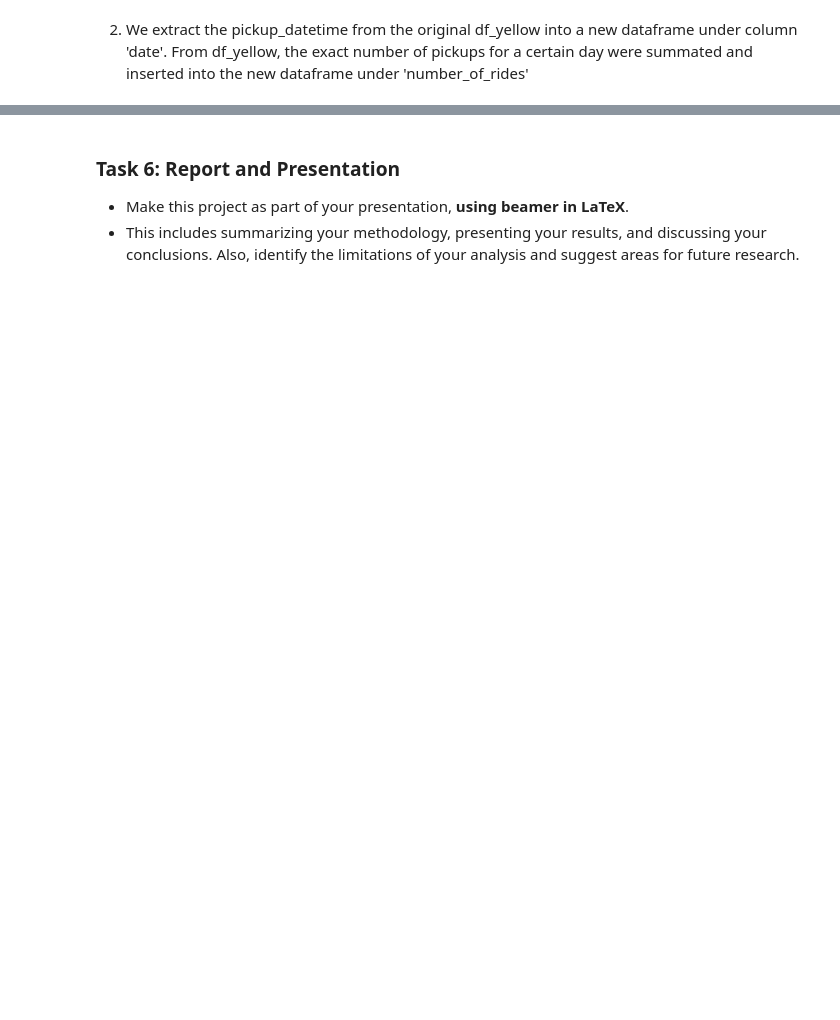
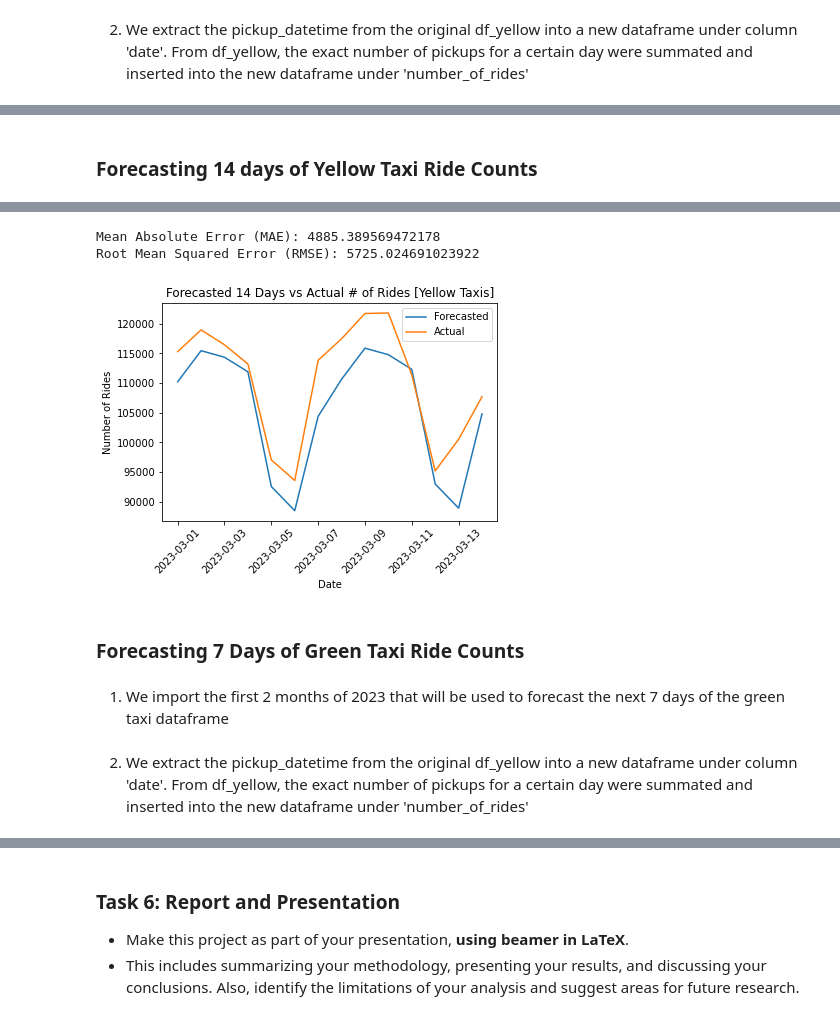
Before and after one commit to ngiorda4/NYC-Taxi-Analysis-and-Forecasting, a Jupyter notebook: 4_temporal_spatial_data_analysis.ipynb, the cells around one changed output, grey strips where cells are left out. Cells and saved outputs as stored; diff of their text form; code cells hidden in the pictures; blank space fills up the shorter version.

```diff
--- a/4_temporal_spatial_data_analysis.ipynb
+++ b/4_temporal_spatial_data_analysis.ipynb
@@ -1117,0 +905,66 @@ For the yellow and green taxi dataframes, the model was able to accurately predi
+# %% [markdown]
+### Forecasting 14 days of Yellow Taxi Ride Counts
+# %%
+df_rides_actual = df_with_coord_yellow_2023['date'].value_counts().reset_index()
+df_rides_actual.columns = ['date', 'number_of_rides']
+df_rides_actual = df_rides_actual.sort_values('date').reset_index(drop=True)
+df_rides_actual = df_rides_actual.drop(range(0,5)).drop(range(19,40)).reset_index(drop=True)
+
+# Prepare the DataFrame for Prophet
+df_prophet = df_rides_test[['date', 'number_of_rides']].copy()
+df_prophet.columns = ['ds', 'y']
+
+# Create and fit the Prophet model
+model = Prophet()
+model.fit(df_prophet)
+
+# Create a DataFrame with future dates
+future_dates = model.make_future_dataframe(periods=14, freq='D')
+
+# Generate the forecast
+forecast = model.predict(future_dates)
+
+# Filter the forecast for the next 14 days
+forecast_next_14_days = forecast.tail(14)
+
+# Select the relevant columns
+forecast_next_14_days = forecast_next_14_days[['ds', 'yhat']]
+forecast_next_14_days.columns = ['date', 'number_of_rides_forecast']
+
+# Reset the index
+forecast_next_14_days.reset_index(drop=True, inplace=True)
+
+# Prepare the actual values DataFrame (assuming you have another DataFrame named 'df_actual' with the actual values)
+df_actual = df_rides_actual[['date', 'number_of_rides']]
+df_actual.columns = ['date', 'number_of_rides_actual']
+
+# Merge the forecasted and actual values DataFrames
+df_compare = pd.merge(forecast_next_14_days, df_actual, on='date', how='inner')
+
+# Calculate accuracy metrics
+mae = mean_absolute_error(df_compare['number_of_rides_actual'], df_compare['number_of_rides_forecast'])
+rmse = mean_squared_error(df_compare['number_of_rides_actual'], df_compare['number_of_rides_forecast'], squared=False)
+
+print('Mean Absolute Error (MAE):', mae)
+print('Root Mean Squared Error (RMSE):', rmse)
+
+# Convert columns to NumPy arrays
+forecast_dates = np.array(forecast_next_14_days['date'])
+forecast_values = np.array(forecast_next_14_days['number_of_rides_forecast'])
+actual_dates = np.array(df_actual['date'])
+actual_values = np.array(df_actual['number_of_rides_actual'])
+
+# Plotting the forecasted values
+plt.plot(forecast_dates, forecast_values, label='Forecasted')
+
+# Plotting the actual values
+plt.plot(actual_dates, actual_values, label='Actual')
+
+# Set labels and title
+plt.xlabel('Date')
+plt.ylabel('Number of Rides')
+plt.title('Forecasted 14 Days vs Actual # of Rides [Yellow Taxis]')
+plt.xticks(rotation=45)
+plt.legend()
+plt.show()
+# %% [output]
@@ -1117,0 +973,7 @@ For the yellow and green taxi dataframes, the model was able to accurately predi
+Mean Absolute Error (MAE): 4885.389569472178
+Root Mean Squared Error (RMSE): 5725.024691023922
+[figure, added]
+# %% [markdown]
+### Forecasting 7 Days of Green Taxi Ride Counts
+# %% [markdown]
+1. We import the first 2 months of 2023 that will be used to forecast the next 7 days of the green taxi dataframe
@@ -1117,0 +1026,2 @@ For the yellow and green taxi dataframes, the model was able to accurately predi
+# %% [markdown]
+2. We extract the pickup_datetime from the original df_yellow into a new dataframe under column 'date'. From df_yellow, the exact number of pickups for a certain day were summated and inserted into the new dataframe under 'number_of_rides'
```
Also changed, not shown: parts of 49 cells of this notebook.
